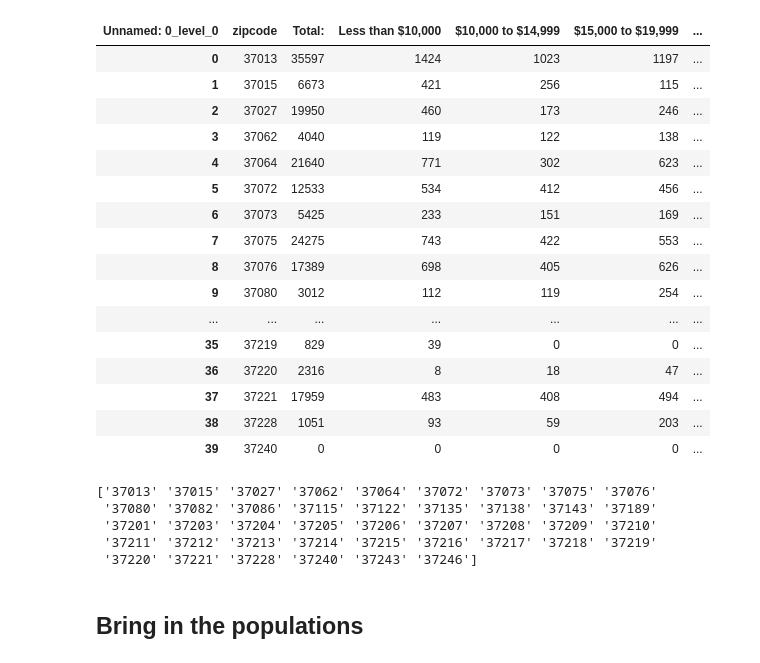
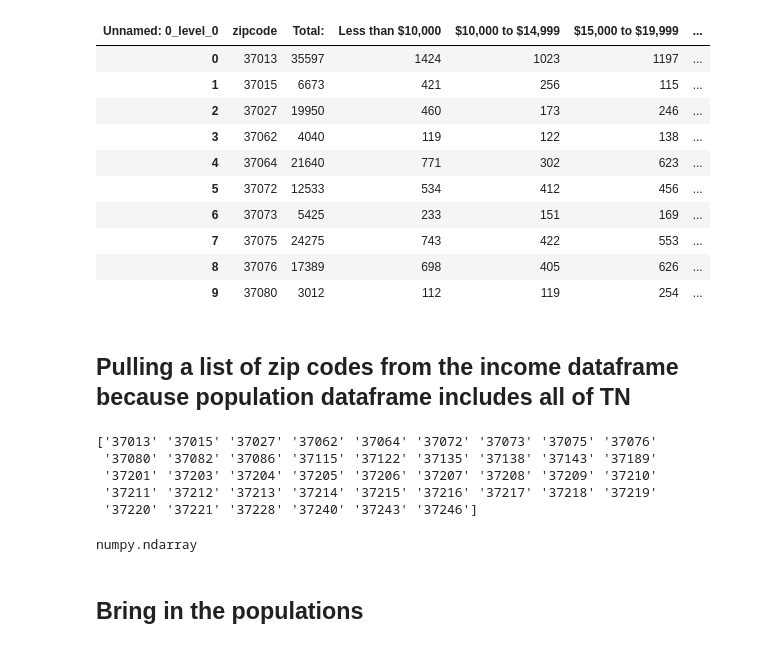
Before and after one commit to Chericehere/nash-covid-cases-vaccines-sky_cranes, a Jupyter notebook: notebooks/income_by_zip_geo.ipynb, the cells around one changed output. Drawn from its saved outputs; the diff is of its cells as text; code cells hidden in the pictures.

Commit message:
worked on trying to pull out relevenat population information from the list of zipcodes represented in the income dataset

```diff
--- a/notebooks/income_by_zip_geo.ipynb
+++ b/notebooks/income_by_zip_geo.ipynb
@@ -27,8 +28,8 @@ income_data = income_data[income_data.columns.drop(list(income_data.filter(regex
 income_data.columns = income_data.columns.droplevel(1)
 income_clean = income_data.set_index('Unnamed: 0_level_0').T.reset_index().rename({"index": "zipcode"}, axis = 1)
 # %%
-#df1.col1 = df1.col1.astype(str)    Convert zipcode column to str (still says object...)
-income_clean.zipcode=income_clean.astype(str)
+#df1.col1 = df1.col1.astype(str)    Convert zipcode column to str (will still say 'object')
+income_clean['zipcode']=income_clean['zipcode'].astype(str)
 income_clean.info()
 # %% [output]
 <class 'pandas.core.frame.DataFrame'>
@@ -49,35 +50,38 @@ Data columns (total 18 columns):
 dtypes: int64(17), object(1)
 memory usage: 6.0+ KB
 # %%
-income_clean.head(40)
+income_clean.head(10)
 # %% [output]
 | Unnamed: 0_level_0 | zipcode | Total: | Less than $10,000 | $10,000 to $14,999 | $15,000 to $19,999 | ... |
 | 0 | 37013 | 35597 | 1424 | 1023 | 1197 | ... |
 | 1 | 37015 | 6673 | 421 | 256 | 115 | ... |
 | 2 | 37027 | 19950 | 460 | 173 | 246 | ... |
 | 3 | 37062 | 4040 | 119 | 122 | 138 | ... |
 | 4 | 37064 | 21640 | 771 | 302 | 623 | ... |
 | 5 | 37072 | 12533 | 534 | 412 | 456 | ... |
 | 6 | 37073 | 5425 | 233 | 151 | 169 | ... |
 | 7 | 37075 | 24275 | 743 | 422 | 553 | ... |
 | 8 | 37076 | 17389 | 698 | 405 | 626 | ... |
 | 9 | 37080 | 3012 | 112 | 119 | 254 | ... |
-| ... | ... | ... | ... | ... | ... | ... |
-| 35 | 37219 | 829 | 39 | 0 | 0 | ... |
-| 36 | 37220 | 2316 | 8 | 18 | 47 | ... |
-| 37 | 37221 | 17959 | 483 | 408 | 494 | ... |
-| 38 | 37228 | 1051 | 93 | 59 | 203 | ... |
-| 39 | 37240 | 0 | 0 | 0 | 0 | ... |
-# %%
-#create a list of the zip codes
-dav_zips = income_clean["zipcode"].unique()
-print(dav_zips)
-# %% [output]
-['37013' '37015' '37027' '37062' '37064' '37072' '37073' '37075' '37076'
- '37080' '37082' '37086' '37115' '37122' '37135' '37138' '37143' '37189'
- '37201' '37203' '37204' '37205' '37206' '37207' '37208' '37209' '37210'
- '37211' '37212' '37213' '37214' '37215' '37216' '37217' '37218' '37219'
- '37220' '37221' '37228' '37240' '37243' '37246']
+# %% [markdown]
+## Pulling a list of zip codes from the income dataframe because population dataframe includes all of TN
+# %%
+#create a list of the zip codes from the income dataframe
+dav_zips = income_clean["zipcode"].unique()
+print(dav_zips)
+#this is an array, but the specific zipcodes aren't separated by commas or anything.  This is a problem below,
+#when I try to pull out the population information specifc to these zips using:
+#####pop_dav_zips = pop_raw.loc[dav_zips_list, :]
+# %% [output]
+['37013' '37015' '37027' '37062' '37064' '37072' '37073' '37075' '37076'
+ '37080' '37082' '37086' '37115' '37122' '37135' '37138' '37143' '37189'
+ '37201' '37203' '37204' '37205' '37206' '37207' '37208' '37209' '37210'
+ '37211' '37212' '37213' '37214' '37215' '37216' '37217' '37218' '37219'
+ '37220' '37221' '37228' '37240' '37243' '37246']
+# %%
+type(dav_zips)
+# %% [output]
+numpy.ndarray
 # %% [markdown]
 ## Bring in the populations
 # %%
```
Also changed, not shown: parts of 16 cells of this notebook.
